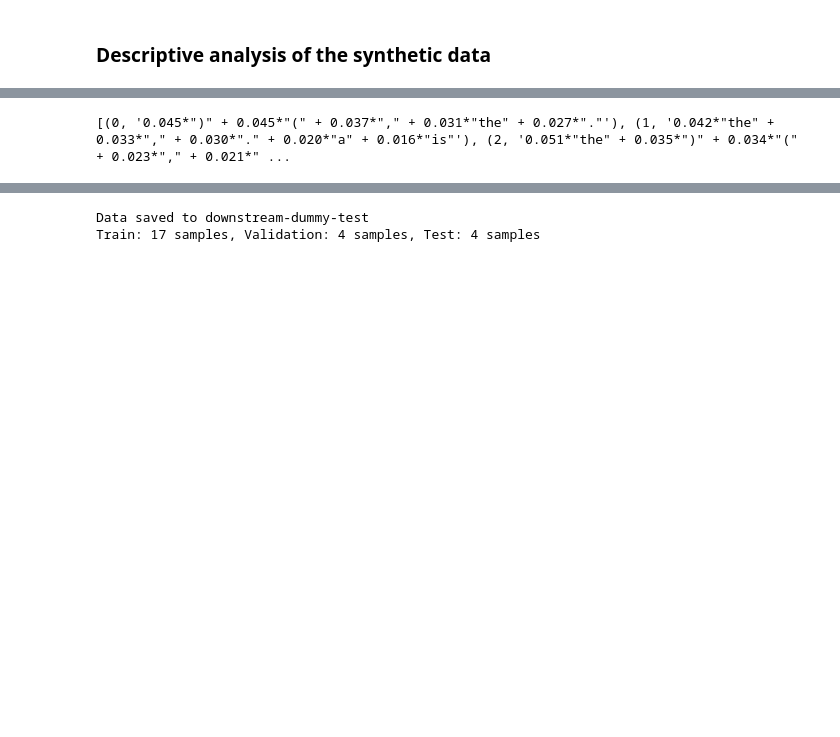
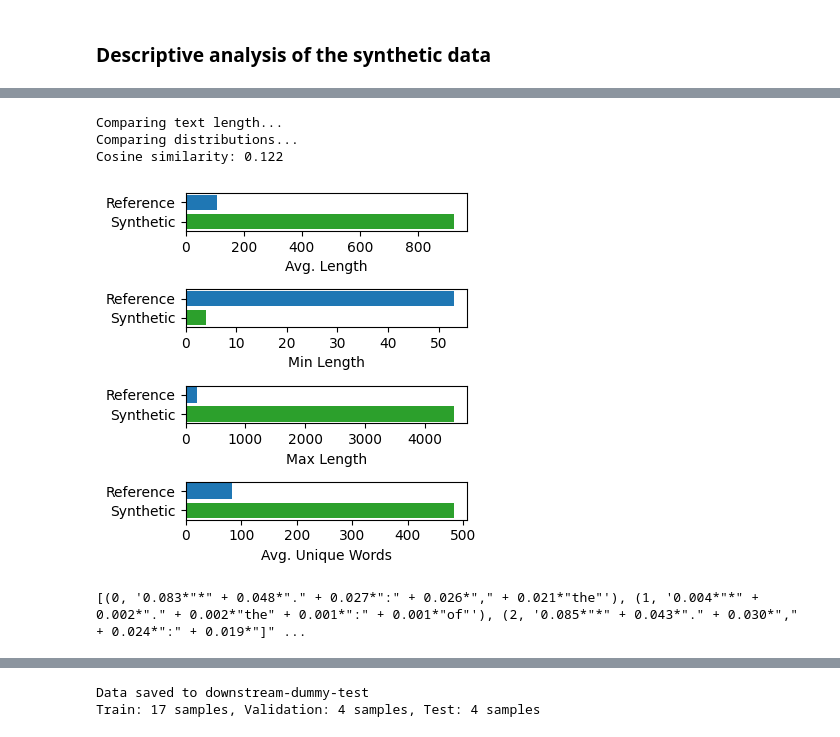
Before and after one commit to kr-ramesh/synthtexteval, a Jupyter notebook: sample-run-daniel.ipynb, the cells around one changed output, grey strips where cells are left out. Saved outputs shown, nothing was run; the diff lists cells and outputs as text; code cells hidden in the pictures; blank space fills up the shorter version.

```diff
--- a/sample-run-daniel.ipynb
+++ b/sample-run-daniel.ipynb
@@ -199,7 +194,8 @@ nltk.download('punkt_tab')
 True
 # %%
-df = pd.read_csv('test-outputs.csv')
-data = {'texts': df['output_text'].tolist()} # [:10]
+df = pd.read_csv('/home/umd-dsmolyak/scr4_afield6/umd-dsmolyak/sdg-eval-scr/data/mimiciii/train.csv').head(100)
+data = {'texts': df['TEXT'].tolist()} # [:10]
+# %%
+synthetic_df = pd.read_csv('/home/umd-dsmolyak/scr4_afield6/umd-dsmolyak/sdg-eval-scr/data/mimiciii/synthetic.csv').head(100)
 # %%
-desc_analyze = TextDescriptor(data['texts'], TextDescriptorArgs(produce_plot=True))
-desc_analyze.analyze_entities()
+desc_analyze = TextDescriptor(texts=data['texts'], args=TextDescriptorArgs(produce_plot=True), reference_texts = synthetic_df['TEXT'])
@@ -212,6 +214,13 @@ Saving the plot figure to:  entity-analysis.png
+# %%
+desc_analyze._compare_to_reference_distribution(metrics=['text-length','cosine'], plot=True)
+# %% [output]
+Comparing text length...
+Comparing distributions...
+Cosine similarity: 0.122
+[figure, added]
 # %%
 print(desc_analyze._topic_modeling())
 # print(desc_analyze._compute_tfidf())
 # print(desc_analyze._ngram_frequency())
 # %% [output]
-[(0, '0.045*")" + 0.045*"(" + 0.037*"," + 0.031*"the" + 0.027*"."'), (1, '0.042*"the" + 0.033*"," + 0.030*"." + 0.020*"a" + 0.016*"is"'), (2, '0.051*"the" + 0.035*")" + 0.034*"(" + 0.023*"," + 0.021*" ...
+[(0, '0.083*"*" + 0.048*"." + 0.027*":" + 0.026*"," + 0.021*"the"'), (1, '0.004*"*" + 0.002*"." + 0.002*"the" + 0.001*":" + 0.001*"of"'), (2, '0.085*"*" + 0.043*"." + 0.030*"," + 0.024*":" + 0.019*"]" ...
```
Also changed, not shown: parts of 8 cells of this notebook, 3 other files.
